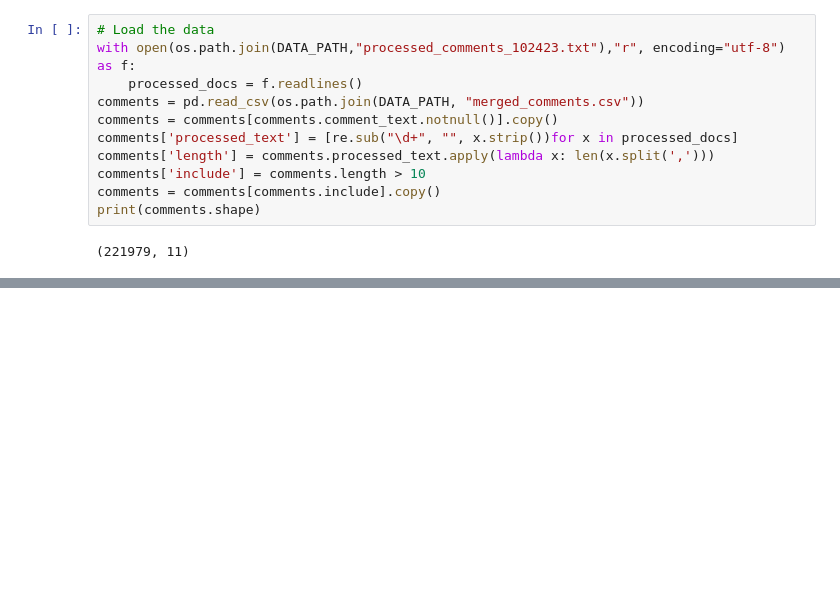
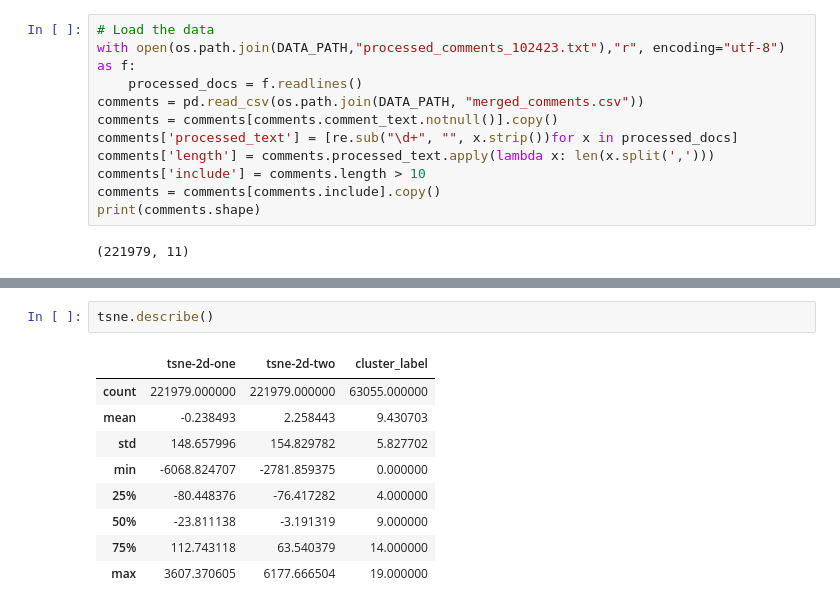
Before and after one commit to sdoosti/Fitness, a Jupyter notebook: analysis/cluster_analysis.ipynb, the cells around one changed output, grey strips where cells are left out. Saved outputs shown, nothing was run; the diff lists cells and outputs as text; blank space fills up the shorter version.

```diff
--- a/analysis/cluster_analysis.ipynb
+++ b/analysis/cluster_analysis.ipynb
@@ -108,0 +99,12 @@ comments.processed_text.iloc[0]
+# %%
+tsne.describe()
+# %% [output]
+|  | tsne-2d-one | tsne-2d-two | cluster_label |
+| count | 221979.000000 | 221979.000000 | 63055.000000 |
+| mean | -0.238493 | 2.258443 | 9.430703 |
+| std | 148.657996 | 154.829782 | 5.827702 |
+| min | -6068.824707 | -2781.859375 | 0.000000 |
+| 25% | -80.448376 | -76.417282 | 4.000000 |
+| 50% | -23.811138 | -3.191319 | 9.000000 |
+| 75% | 112.743118 | 63.540379 | 14.000000 |
+| max | 3607.370605 | 6177.666504 | 19.000000 |
```
Also changed, not shown: parts of 10 cells of this notebook.
